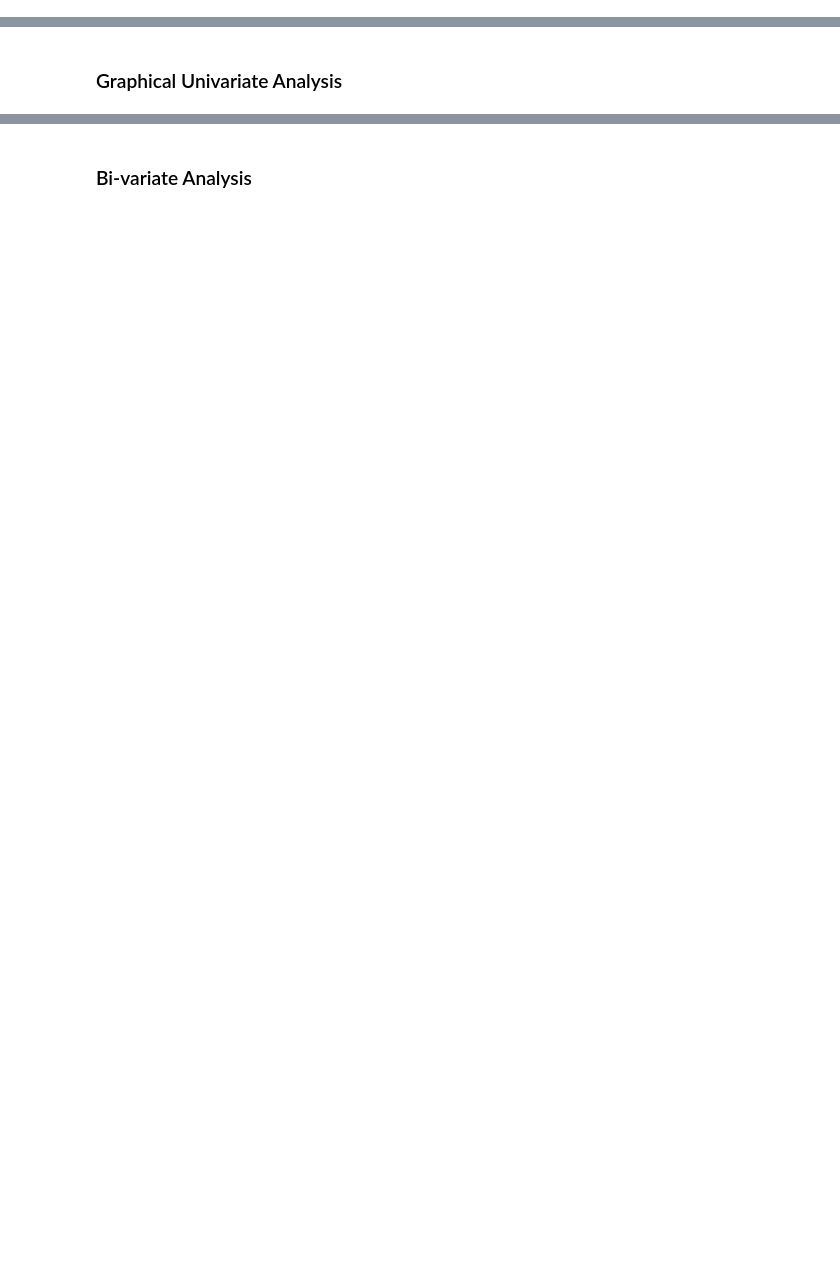
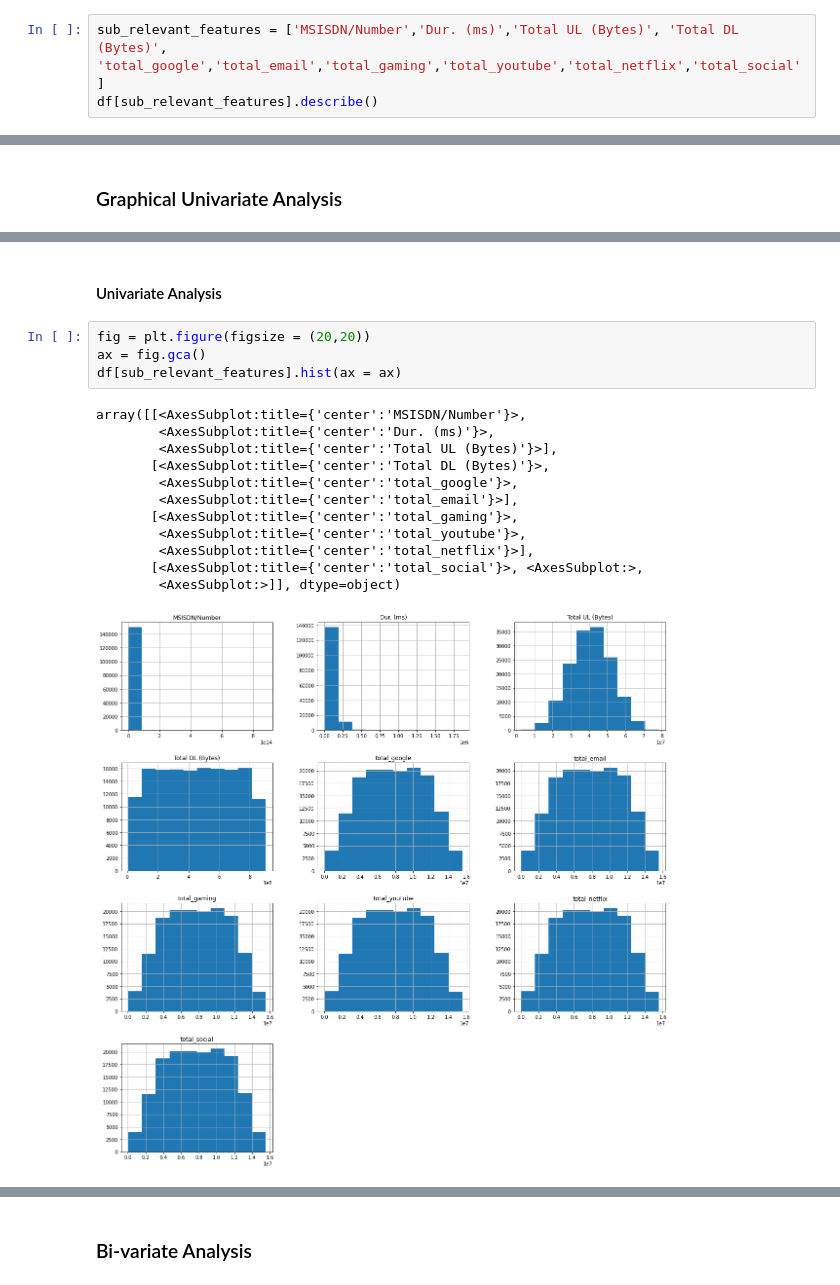
Before and after one commit to Fisseha-Estifanos/Telecom, a Jupyter notebook: notebooks/uoa_1.2.ipynb, the cells around one changed output, grey strips where cells are left out. Cells and saved outputs as stored; diff of their text form; blank space fills up the shorter version.

Commit message:
graphical univariate analysis

```diff
--- a/notebooks/uoa_1.2.ipynb
+++ b/notebooks/uoa_1.2.ipynb
@@ -148,0 +140,3 @@ Skew -0.010602007487386819
+# %%
+sub_relevant_features = ['MSISDN/Number','Dur. (ms)','Total UL (Bytes)', 'Total DL (Bytes)', 'total_google','total_email','total_gaming','total_youtube','total_netflix','total_social']
+df[sub_relevant_features].describe()
@@ -154,0 +189,19 @@ Skew -0.010602007487386819
+# %% [markdown]
+#### Univariate Analysis
+# %%
+fig = plt.figure(figsize = (20,20))
+ax = fig.gca()
+df[sub_relevant_features].hist(ax = ax)
+# %% [output]
+array([[<AxesSubplot:title={'center':'MSISDN/Number'}>,
+        <AxesSubplot:title={'center':'Dur. (ms)'}>,
+        <AxesSubplot:title={'center':'Total UL (Bytes)'}>],
+       [<AxesSubplot:title={'center':'Total DL (Bytes)'}>,
+        <AxesSubplot:title={'center':'total_google'}>,
+        <AxesSubplot:title={'center':'total_email'}>],
+       [<AxesSubplot:title={'center':'total_gaming'}>,
+        <AxesSubplot:title={'center':'total_youtube'}>,
+        <AxesSubplot:title={'center':'total_netflix'}>],
+       [<AxesSubplot:title={'center':'total_social'}>, <AxesSubplot:>,
+        <AxesSubplot:>]], dtype=object)
+[figure, added]
```
Also changed, not shown: parts of 21 cells of this notebook.
